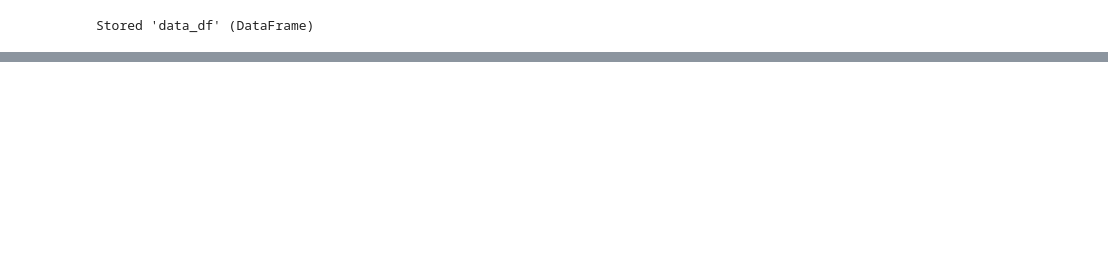
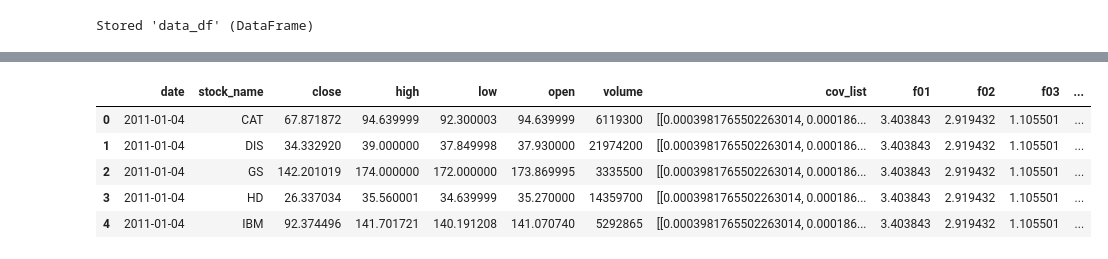
Before and after one commit to Eminent01/AMMI_Research, a Jupyter notebook: AMMI_Research2.ipynb, the cells around one changed output, grey strips where cells are left out. Cells and saved outputs as stored; diff of their text form; code cells hidden in the pictures; blank space fills up the shorter version.

```diff
--- a/AMMI_Research2.ipynb
+++ b/AMMI_Research2.ipynb
@@ -917,0 +999,9 @@ Stored 'data_df' (DataFrame)
+# %%
+data_df.head()
+# %% [output]
+|  | date | stock_name | close | high | low | open | volume | cov_list | f01 | f02 | f03 | ... |
+| 0 | 2011-01-04 | CAT | 67.871872 | 94.639999 | 92.300003 | 94.639999 | 6119300 | [[0.0003981765502263014, 0.000186... | 3.403843 | 2.919432 | 1.105501 | ... |
+| 1 | 2011-01-04 | DIS | 34.332920 | 39.000000 | 37.849998 | 37.930000 | 21974200 | [[0.0003981765502263014, 0.000186... | 3.403843 | 2.919432 | 1.105501 | ... |
+| 2 | 2011-01-04 | GS | 142.201019 | 174.000000 | 172.000000 | 173.869995 | 3335500 | [[0.0003981765502263014, 0.000186... | 3.403843 | 2.919432 | 1.105501 | ... |
+| 3 | 2011-01-04 | HD | 26.337034 | 35.560001 | 34.639999 | 35.270000 | 14359700 | [[0.0003981765502263014, 0.000186... | 3.403843 | 2.919432 | 1.105501 | ... |
+| 4 | 2011-01-04 | IBM | 92.374496 | 141.701721 | 140.191208 | 141.070740 | 5292865 | [[0.0003981765502263014, 0.000186... | 3.403843 | 2.919432 | 1.105501 | ... |
```
Also changed, not shown: parts of 58 cells of this notebook.
